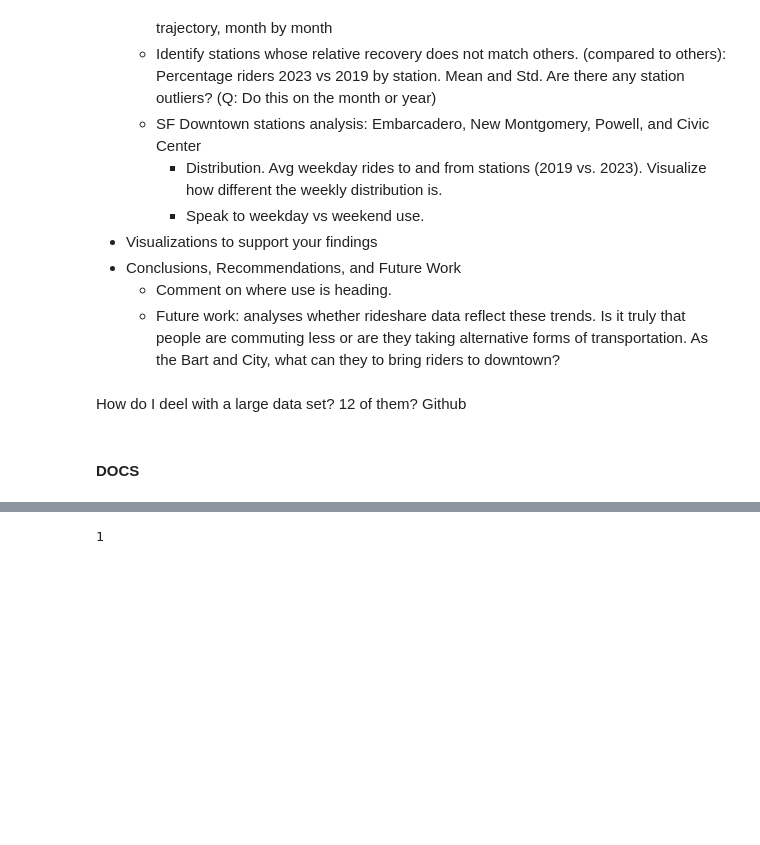
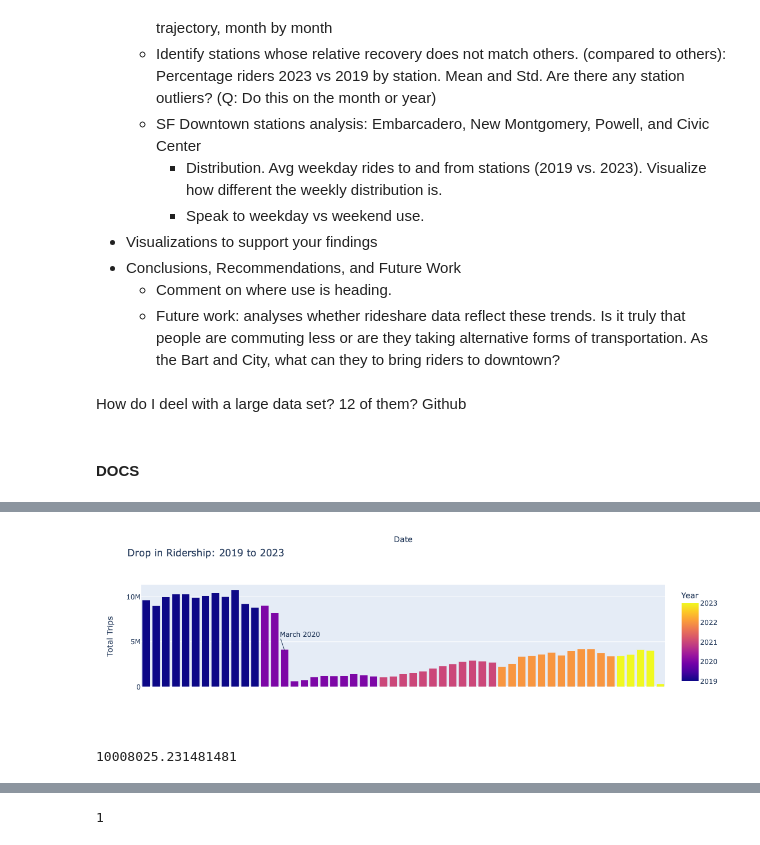
Before and after one commit to katiekwan/Bay-Area-Rapid-Transit, a Jupyter notebook: Bart.ipynb, the cells around one changed output, grey strips where cells are left out. Drawn from its saved outputs; the diff is of its cells as text; code cells hidden in the pictures; blank space fills up the shorter version.

```diff
--- a/Bart.ipynb
+++ b/Bart.ipynb
@@ -42,0 +99,19 @@ bart = pd.read_csv('date-hour-soo-dest-2011.csv')
+# %%
+# trips_month[trips_month['Year'] >= 2023]
+month = px.bar(trips_month[trips_month['Year'] >= 2019], x = "Date",
+             y='Trip Count',labels={"Trip Count" : "Total Trips", "index" : "Month"},
+             title = "Drop in Ridership: 2019 to 2023", color = 'Year')
+month.update_xaxes(showticklabels=False)
+month.add_annotation(
+    x="March 2020", y = 4000000,
+    text="March 2020",
+    showarrow=True,
+    xanchor="left")
+#month.add_hline(y=10008025)
+month.show()
+# %% [output]
+[figure, added]
+# %%
+trips_month.groupby(['Year','Month'])['Trip Count'].sum().loc[2011:2019,].mean()
+# %% [output]
+10008025.231481481
```
Also changed, not shown: parts of 74 cells of this notebook, 1 other file.
